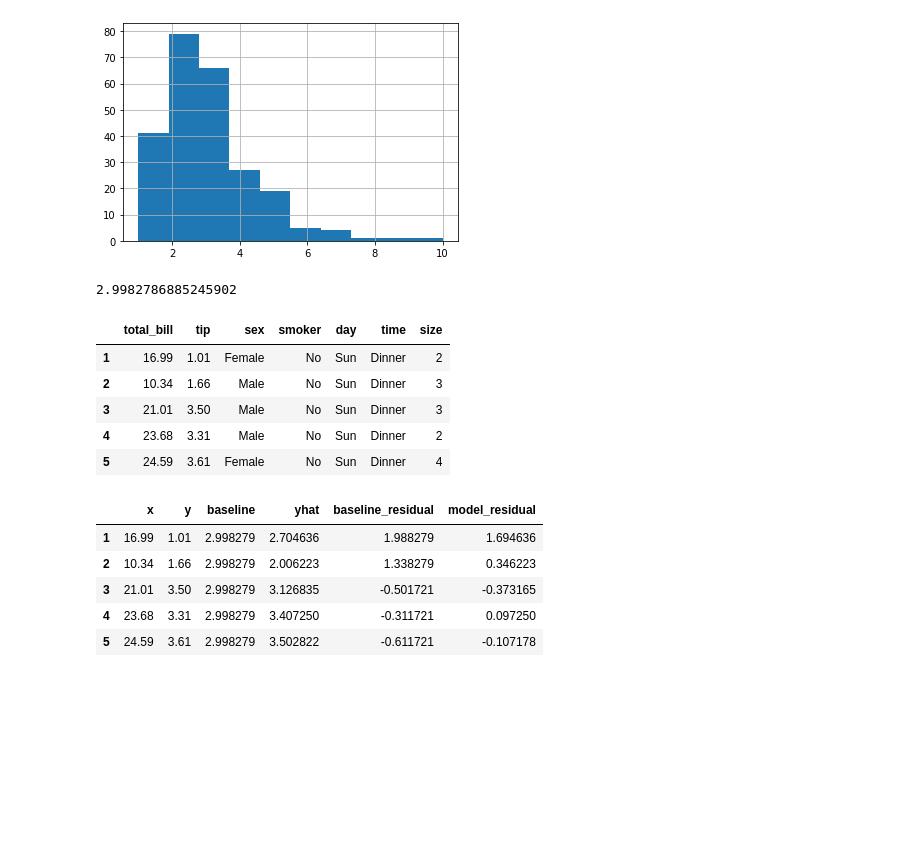
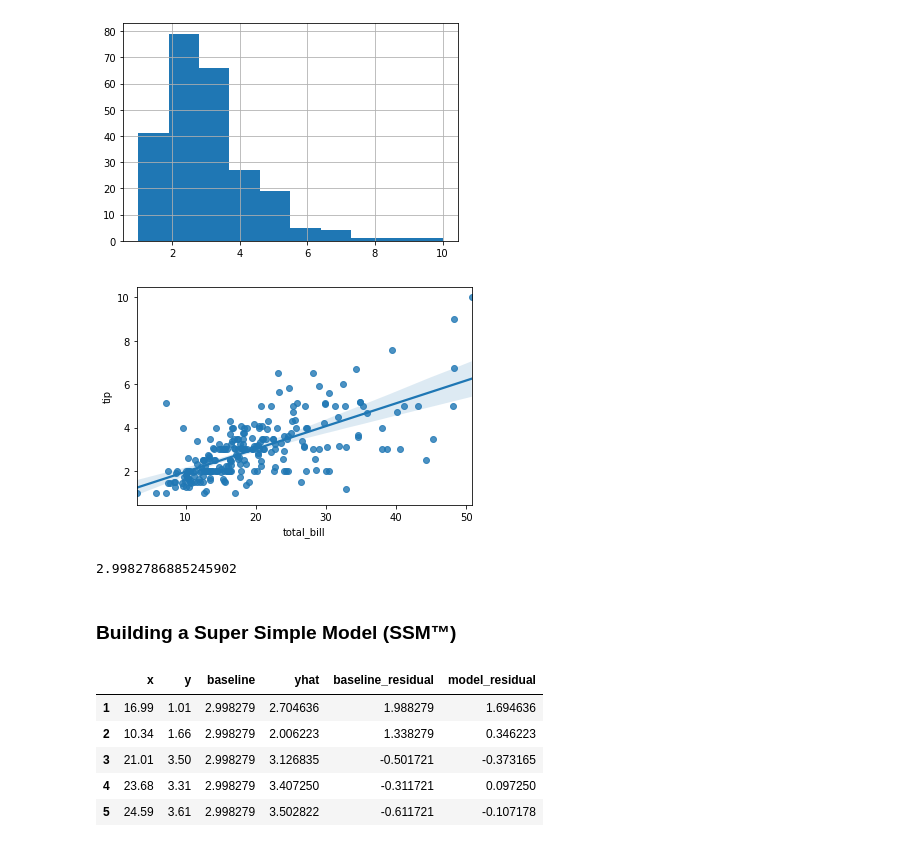
Before and after one commit to lukewbecker/regression-exercises, a Jupyter notebook: evaluate.ipynb, the cells around one changed output. Cells and saved outputs as stored; diff of their text form; code cells hidden in the pictures; blank space fills up the shorter version.

Commit message:
added cleanup to tips data analysis and models

```diff
--- a/evaluate.ipynb
+++ b/evaluate.ipynb
@@ -462,4 +510,9 @@ tip_df.tip.hist()
 # %% [output]
 <AxesSubplot:>
 [figure]
+# %%
+sns.regplot(x="total_bill", y="tip", data=tip_df)
+plt.show()
+# %% [output]
+[figure, added]
 # %%
@@ -471,16 +527,8 @@ baseline_model
 # This would be a horizontal line if graphed.
 # %% [output]
 2.9982786885245902
-# %%
-# Super Simple Model
-tip_df.head()
-# %% [output]
-|  | total_bill | tip | sex | smoker | day | time | size |
-| 1 | 16.99 | 1.01 | Female | No | Sun | Dinner | 2 |
-| 2 | 10.34 | 1.66 | Male | No | Sun | Dinner | 3 |
-| 3 | 21.01 | 3.50 | Male | No | Sun | Dinner | 3 |
-| 4 | 23.68 | 3.31 | Male | No | Sun | Dinner | 2 |
-| 5 | 24.59 | 3.61 | Female | No | Sun | Dinner | 4 |
+# %% [markdown]
+### Building a Super Simple Model (SSM™)
 # %%
 # Fitting the model for the tips data, using the total_bill feature:
 
```
Also changed, not shown: parts of 11 cells of this notebook.
